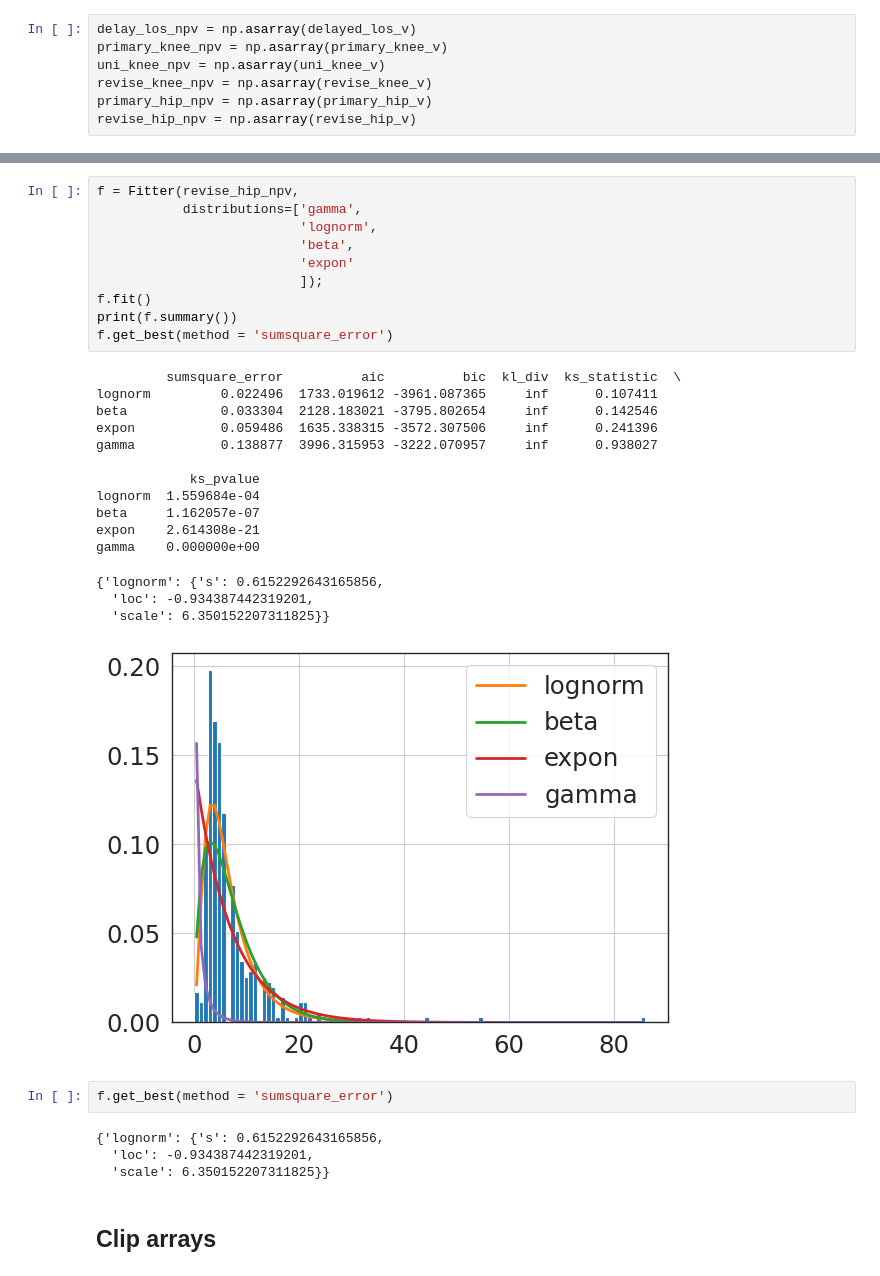
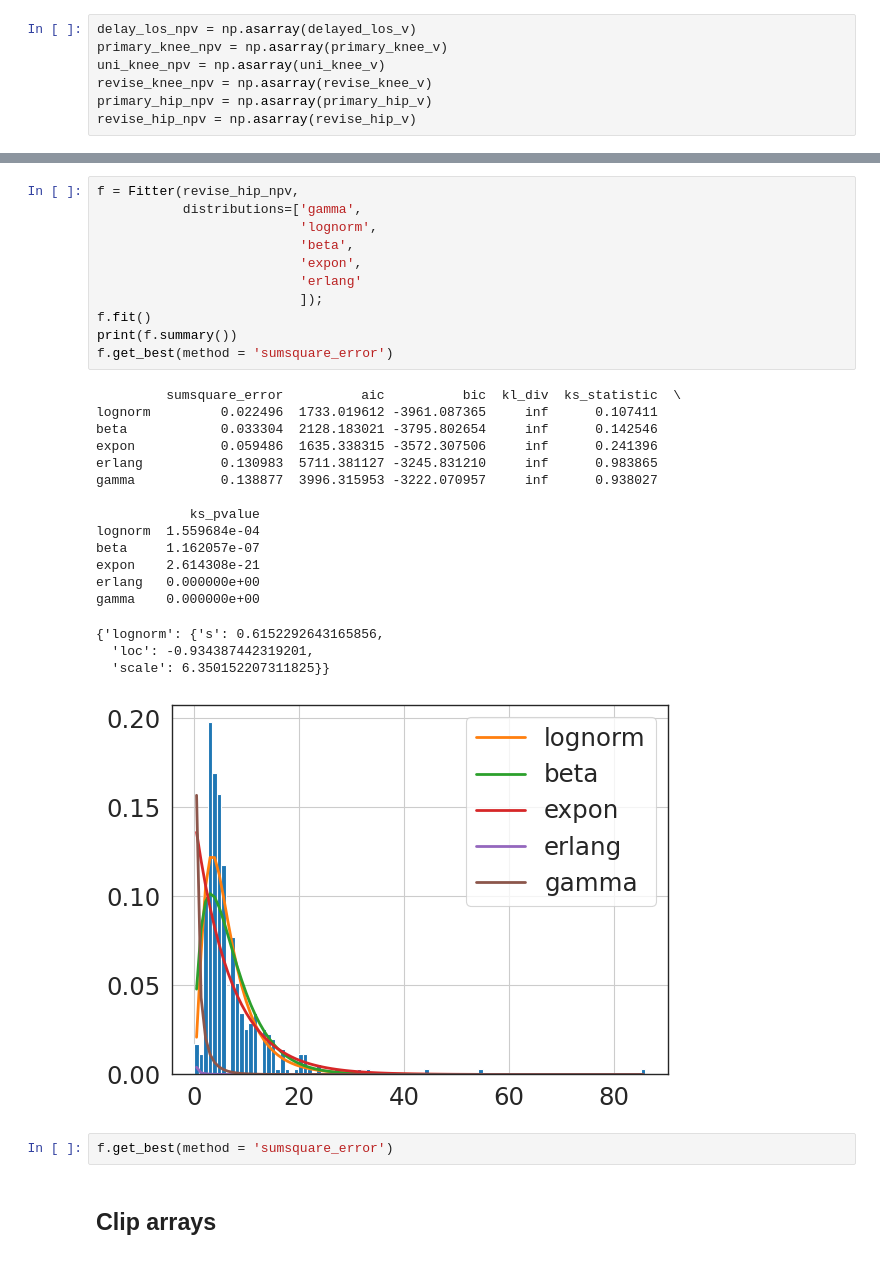
Before and after one commit to AliHarp/HEP, a Jupyter notebook: notebooks/HEP_fit_dists.ipynb, the cells around one changed output, grey strips where cells are left out. Cells and saved outputs as stored; diff of their text form.

```diff
--- a/notebooks/HEP_fit_dists.ipynb
+++ b/notebooks/HEP_fit_dists.ipynb
@@ -350,35 +431,34 @@ gamma    1.536661e-266
 # %%
 f = Fitter(revise_hip_npv,
            distributions=['gamma',
                           'lognorm',
                           'beta',
-                          'expon'
+                          'expon',
+                          'erlang'
                           ]);
 f.fit()
 print(f.summary())
 f.get_best(method = 'sumsquare_error')
 # %% [output]
          sumsquare_error          aic          bic  kl_div  ks_statistic  \
 lognorm         0.022496  1733.019612 -3961.087365     inf      0.107411
 beta            0.033304  2128.183021 -3795.802654     inf      0.142546
 expon           0.059486  1635.338315 -3572.307506     inf      0.241396
+erlang          0.130983  5711.381127 -3245.831210     inf      0.983865
 gamma           0.138877  3996.315953 -3222.070957     inf      0.938027
 
             ks_pvalue
 lognorm  1.559684e-04
 beta     1.162057e-07
 expon    2.614308e-21
+erlang   0.000000e+00
 gamma    0.000000e+00
 {'lognorm': {'s': 0.6152292643165856,
   'loc': -0.934387442319201,
   'scale': 6.350152207311825}}
-[figure, old version]
+[figure, new version]
 # %%
 f.get_best(method = 'sumsquare_error')
-# %% [output]
-{'lognorm': {'s': 0.6152292643165856,
-  'loc': -0.934387442319201,
-  'scale': 6.350152207311825}}
 # %% [markdown]
 ## Clip arrays
 # %%
```
Also changed, not shown: parts of 30 cells of this notebook, 7 other files.
